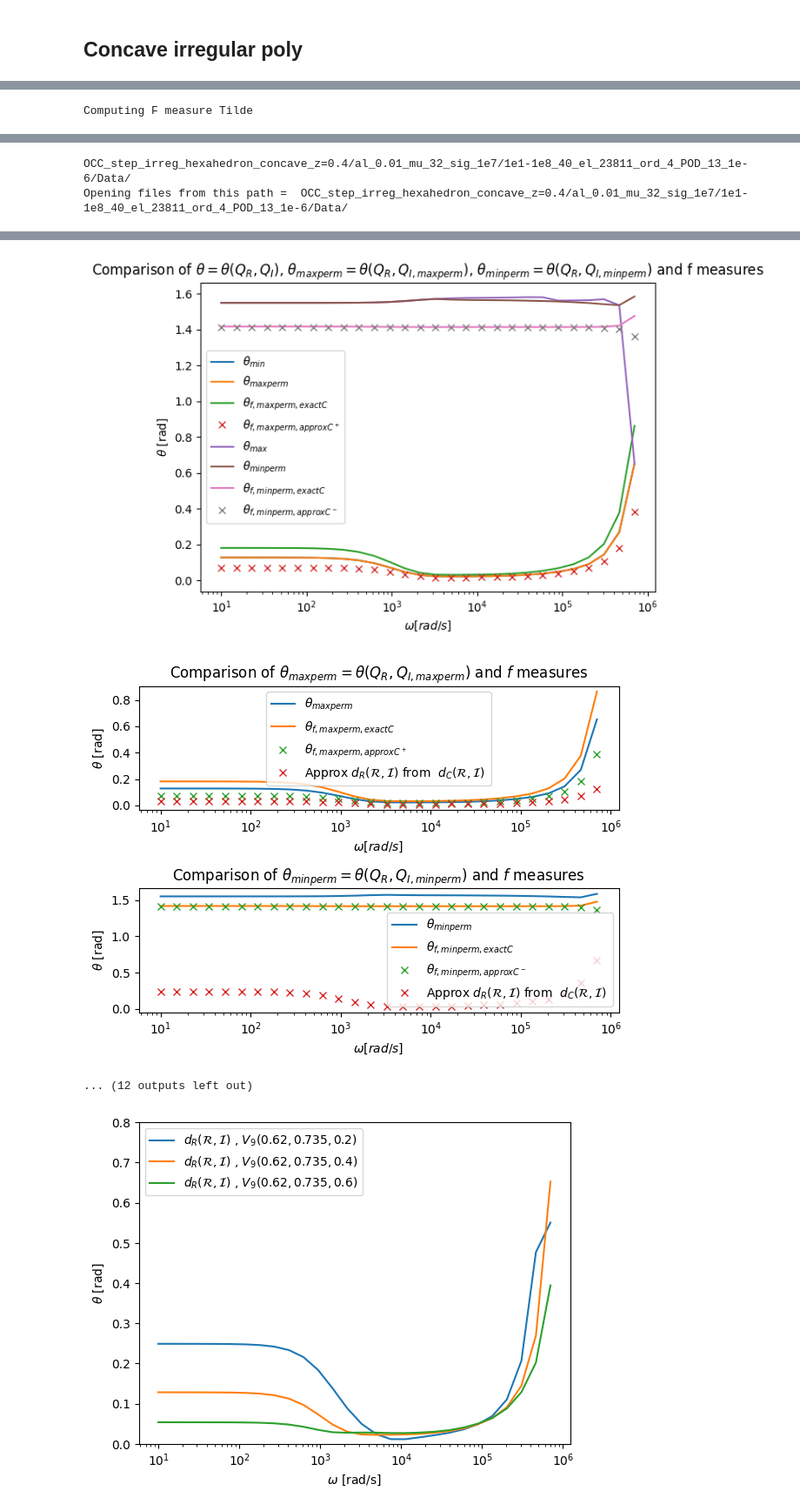
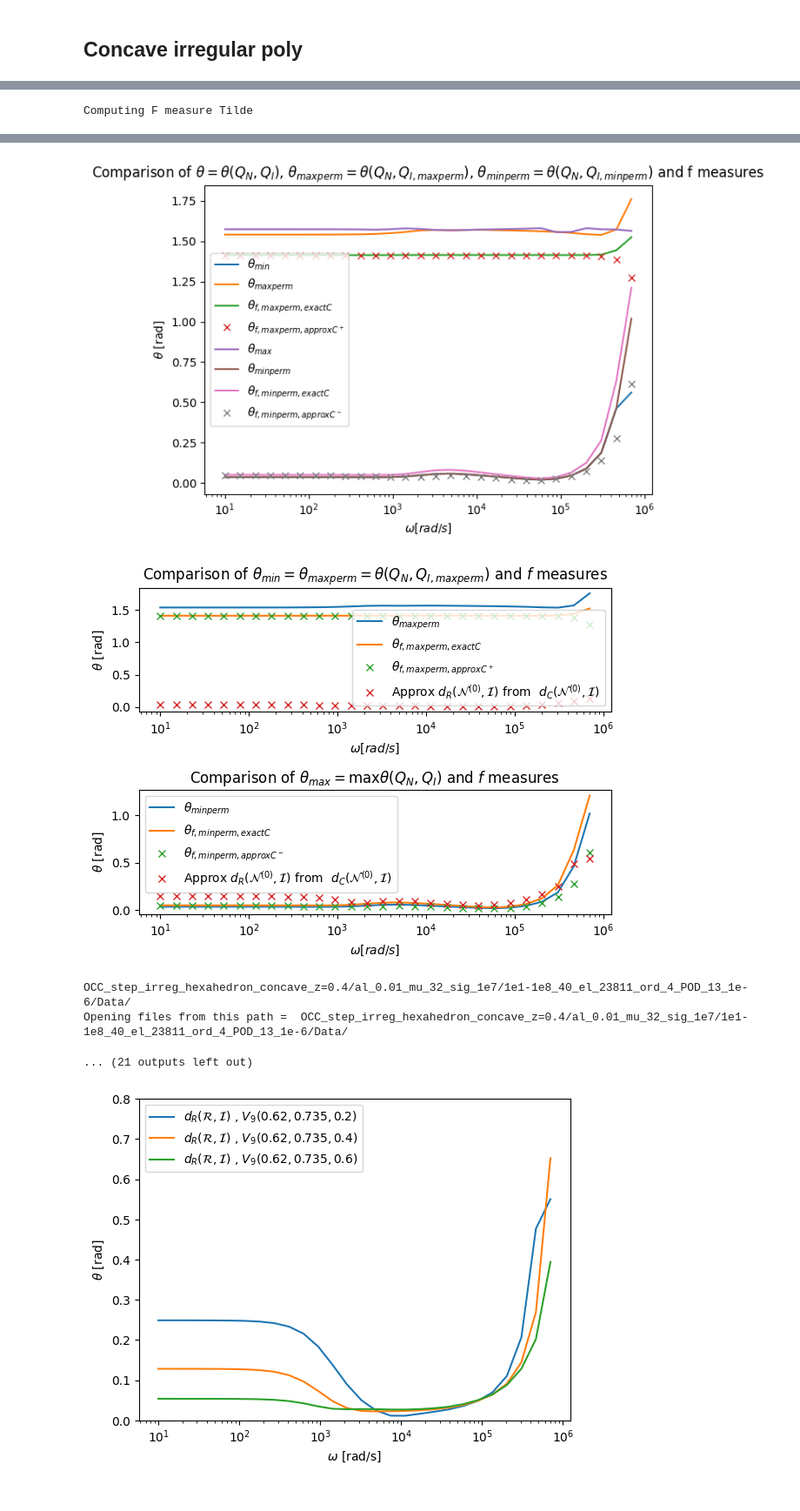
Before and after one commit to pdledger/Rodrigues_Angles, a Jupyter notebook: concave-irreg-poly-varyz.ipynb, the cells around one changed output, grey strips where cells are left out. Shown at 87% size. Drawn from its saved outputs; the diff is of its cells as text; code cells hidden in the pictures.

```diff
--- a/concave-irreg-poly-varyz.ipynb
+++ b/concave-irreg-poly-varyz.ipynb
@@ -8,19 +8,19 @@ DirList=["OCC_step_irreg_hexahedron_concave/al_0.01_mu_32_sig_1e7/1e1-1e8_40_el_
 MaxOmega=1e6
 for directory in DirList:
     print(directory)
-    RIResultsz0,RtildeIResultsz0=main(directory,MaxOmega,Figures="On")
+    RIResultsz0,RtildeIResultsz0,N0IResultsz0=main(directory,MaxOmega,Figures="On")
 
 DirList=["OCC_step_irreg_hexahedron_concave_z=0.4/al_0.01_mu_32_sig_1e7/1e1-1e8_40_el_23811_ord_4_POD_13_1e-6/Data/"]
 MaxOmega=1e6
 for directory in DirList:
     print(directory)
-    RIResultsz0_4,RtildeIResultsz0_4=main(directory,MaxOmega,Figures="On")
+    RIResultsz0_4,RtildeIResultsz0_4, N0IResultsz0_4=main(directory,MaxOmega,Figures="On")
 
 DirList=["OCC_step_irreg_hexahedron_concave_z=0.6/al_0.01_mu_32_sig_1e7/1e1-1e8_40_el_24398_ord_4_POD_13_1e-6/Data/"]
 MaxOmega=1e6
 for directory in DirList:
     print(directory)
-    RIResultsz0_6,RtildeIResultsz0_6=main(directory,MaxOmega,Figures="On")
+    RIResultsz0_6,RtildeIResultsz0_6,N0IResultsz0_6=main(directory,MaxOmega,Figures="On")
 # %% [output]
 OCC_step_irreg_hexahedron_concave/al_0.01_mu_32_sig_1e7/1e1-1e8_40_el_21908_ord_3_POD_13_1e-7/Data/
 Opening files from this path =  OCC_step_irreg_hexahedron_concave/al_0.01_mu_32_sig_1e7/1e1-1e8_40_el_21908_ord_3_POD_13_1e-7/Data/
@@ -31,5 +31,3 @@ Computing F measure Tilde
 [figure]
 [figure]
 [figure]
-OCC_step_irreg_hexahedron_concave_z=0.4/al_0.01_mu_32_sig_1e7/1e1-1e8_40_el_23811_ord_4_POD_13_1e-6/Data/
-Opening files from this path =  OCC_step_irreg_hexahedron_concave_z=0.4/al_0.01_mu_32_sig_1e7/1e1-1e8_40_el_23811_ord_4_POD_13_1e-6/Data/
@@ -37,6 +35,8 @@ Opening files from this path =  OCC_step_irreg_hexahedron_concave_z=0.4/al_0.01_
-[figure, old version]
+[figure, new version]
-[figure, old version]
+[figure, new version]
+OCC_step_irreg_hexahedron_concave_z=0.4/al_0.01_mu_32_sig_1e7/1e1-1e8_40_el_23811_ord_4_POD_13_1e-6/Data/
+Opening files from this path =  OCC_step_irreg_hexahedron_concave_z=0.4/al_0.01_mu_32_sig_1e7/1e1-1e8_40_el_23811_ord_4_POD_13_1e-6/Data/
-... (12 outputs left out)
+... (21 outputs left out)
 # %%
 Label=[", $V_9(0.62,0.735,0.2)$", ", $V_9(0.62,0.735,0.4)$", ", $V_9(0.62,0.735,0.6)$"]
 count=0
```
Also changed, not shown: parts of 2 cells of this notebook, 51 other files.
